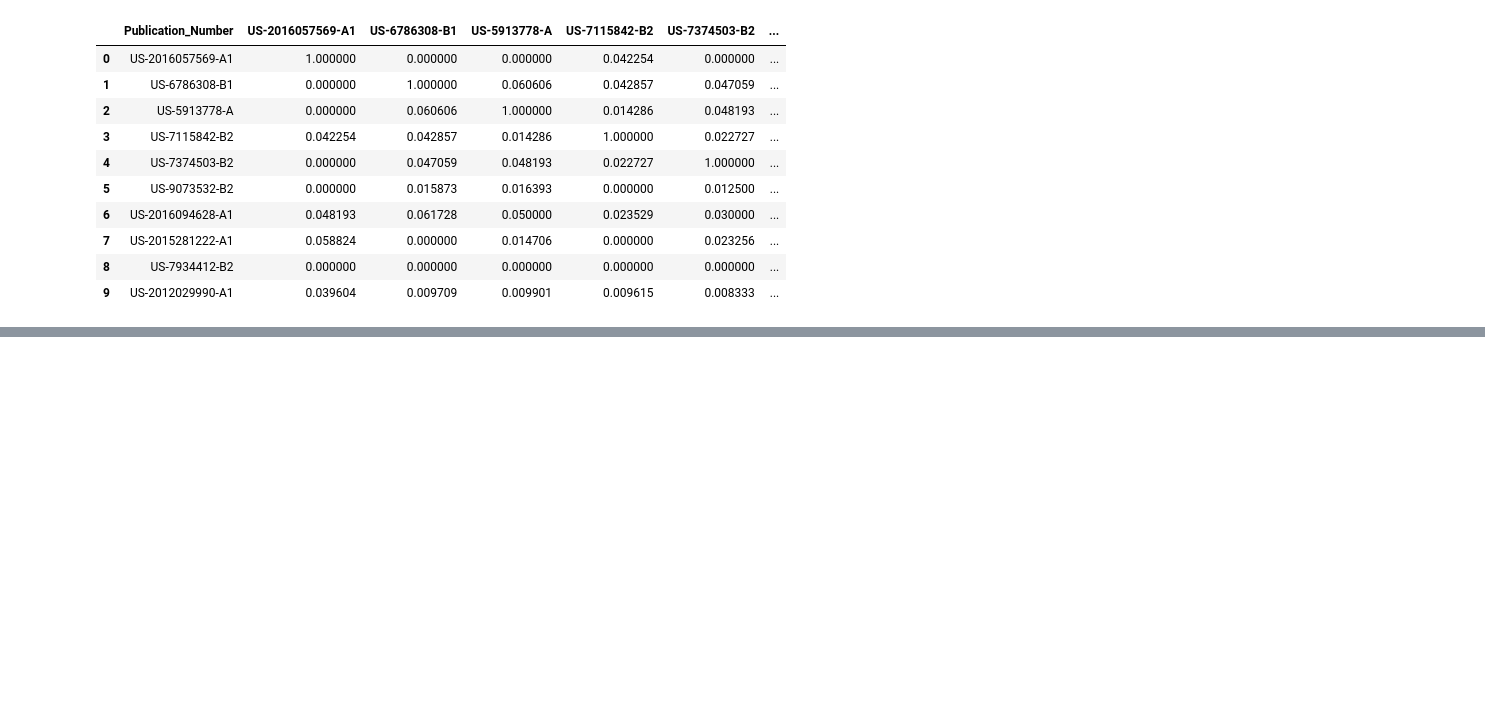
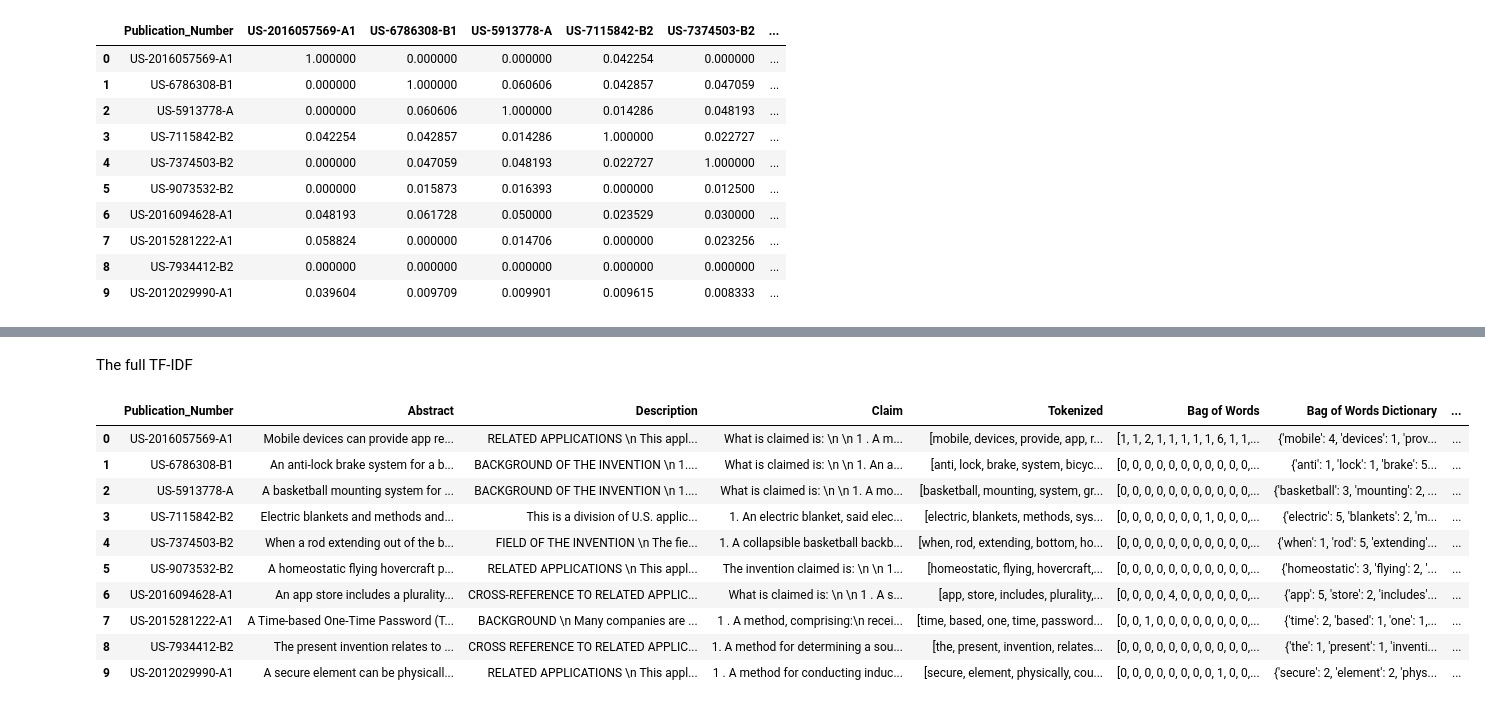
Before and after one commit to GabeAspir/Patent-Prior-Art-Finder, a Jupyter notebook: 4_SimilarityTechniques/Similarity_ZF.ipynb, the cells around one changed output, grey strips where cells are left out. Drawn from its saved outputs; the diff is of its cells as text; code cells hidden in the pictures; blank space fills up the shorter version.

```diff
--- a/4_SimilarityTechniques/Similarity_ZF.ipynb
+++ b/4_SimilarityTechniques/Similarity_ZF.ipynb
@@ -341,0 +375,49 @@ jaccard_table
+# %% [markdown]
+The full TF-IDF
+# %%
+import math
+
+def tf_idf(data, vocab):
+	data.insert(len(data.columns), 'TF-IDF', '')
+	for i in data.index:
+		tokens = data['Tokenized'][i]
+		vector = vectorize_tf_idf(data, tokens,vocab)
+		data['TF-IDF'][i] =vector
+
+	return data
+
+
+
+def vectorize_tf_idf(data,tokens,vocab):
+	v = []
+	for word in vocab:
+		tf = tokens.count(word)/len(tokens) #tf: number of times word appears over the amounf of (tokenized) words in the patent
+		number_of_patents_with_word =appearences(data, word)
+		idf = math.log(float(len(data))/ number_of_patents_with_word)
+		v.append(tf*idf)
+	return v
+
+
+def appearences(data, word):
+	number = 0
+	for tokens in data['Tokenized']:
+		if word in tokens:
+			number +=1
+
+	return number
+
+
+tf_idf_data = tf_idf(new_data, vocab)
+tf_idf_data
+# %% [output]
+|  | Publication_Number | Abstract | Description | Claim | Tokenized | Bag of Words | Bag of Words Dictionary | ... |
+| 0 | US-2016057569-A1 | Mobile devices can provide app re... | RELATED APPLICATIONS \n This appl... | What is claimed is: \n \n 1 . A m... | [mobile, devices, provide, app, r... | [1, 1, 2, 1, 1, 1, 1, 1, 6, 1, 1,... | {'mobile': 4, 'devices': 1, 'prov... | ... |
+| 1 | US-6786308-B1 | An anti-lock brake system for a b... | BACKGROUND OF THE INVENTION \n 1.... | What is claimed is: \n \n 1. An a... | [anti, lock, brake, system, bicyc... | [0, 0, 0, 0, 0, 0, 0, 0, 0, 0, 0,... | {'anti': 1, 'lock': 1, 'brake': 5... | ... |
+| 2 | US-5913778-A | A basketball mounting system for ... | BACKGROUND OF THE INVENTION \n 1.... | What is claimed is: \n \n 1. A mo... | [basketball, mounting, system, gr... | [0, 0, 0, 0, 0, 0, 0, 0, 0, 0, 0,... | {'basketball': 3, 'mounting': 2, ... | ... |
+| 3 | US-7115842-B2 | Electric blankets and methods and... | This is a division of U.S. applic... | 1. An electric blanket, said elec... | [electric, blankets, methods, sys... | [0, 0, 0, 0, 0, 0, 0, 1, 0, 0, 0,... | {'electric': 5, 'blankets': 2, 'm... | ... |
+| 4 | US-7374503-B2 | When a rod extending out of the b... | FIELD OF THE INVENTION \n The fie... | 1. A collapsible basketball backb... | [when, rod, extending, bottom, ho... | [0, 0, 0, 0, 0, 0, 0, 0, 0, 0, 0,... | {'when': 1, 'rod': 5, 'extending'... | ... |
+| 5 | US-9073532-B2 | A homeostatic flying hovercraft p... | RELATED APPLICATIONS \n This appl... | The invention claimed is: \n \n 1... | [homeostatic, flying, hovercraft,... | [0, 0, 0, 0, 0, 0, 0, 0, 0, 0, 0,... | {'homeostatic': 3, 'flying': 2, '... | ... |
+| 6 | US-2016094628-A1 | An app store includes a plurality... | CROSS-REFERENCE TO RELATED APPLIC... | What is claimed is: \n \n 1 . A s... | [app, store, includes, plurality,... | [0, 0, 0, 0, 4, 0, 0, 0, 0, 0, 0,... | {'app': 5, 'store': 2, 'includes'... | ... |
+| 7 | US-2015281222-A1 | A Time-based One-Time Password (T... | BACKGROUND \n Many companies are ... | 1 . A method, comprising:\n recei... | [time, based, one, time, password... | [0, 0, 1, 0, 0, 0, 0, 0, 0, 0, 0,... | {'time': 2, 'based': 1, 'one': 1,... | ... |
+| 8 | US-7934412-B2 | The present invention relates to ... | CROSS REFERENCE TO RELATED APPLIC... | 1. A method for determining a sou... | [the, present, invention, relates... | [0, 0, 0, 0, 0, 0, 0, 0, 0, 0, 0,... | {'the': 1, 'present': 1, 'inventi... | ... |
+| 9 | US-2012029990-A1 | A secure element can be physicall... | RELATED APPLICATIONS \n This appl... | 1 . A method for conducting induc... | [secure, element, physically, cou... | [0, 0, 0, 0, 0, 0, 0, 0, 1, 0, 0,... | {'secure': 2, 'element': 2, 'phys... | ... |
```
Also changed, not shown: parts of 14 cells of this notebook.
